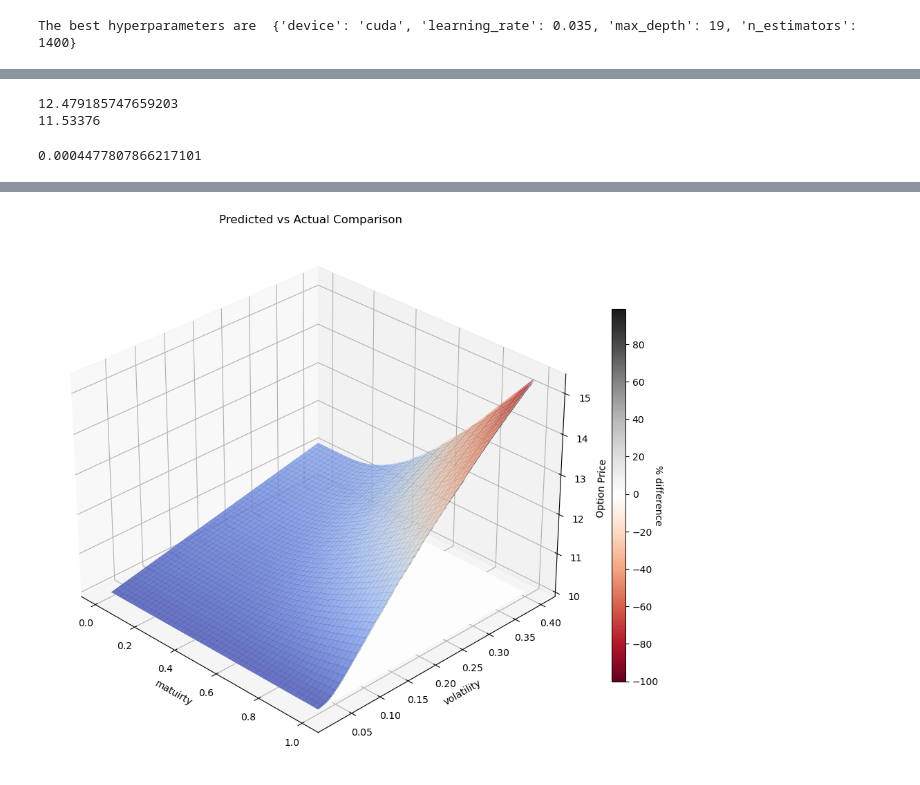
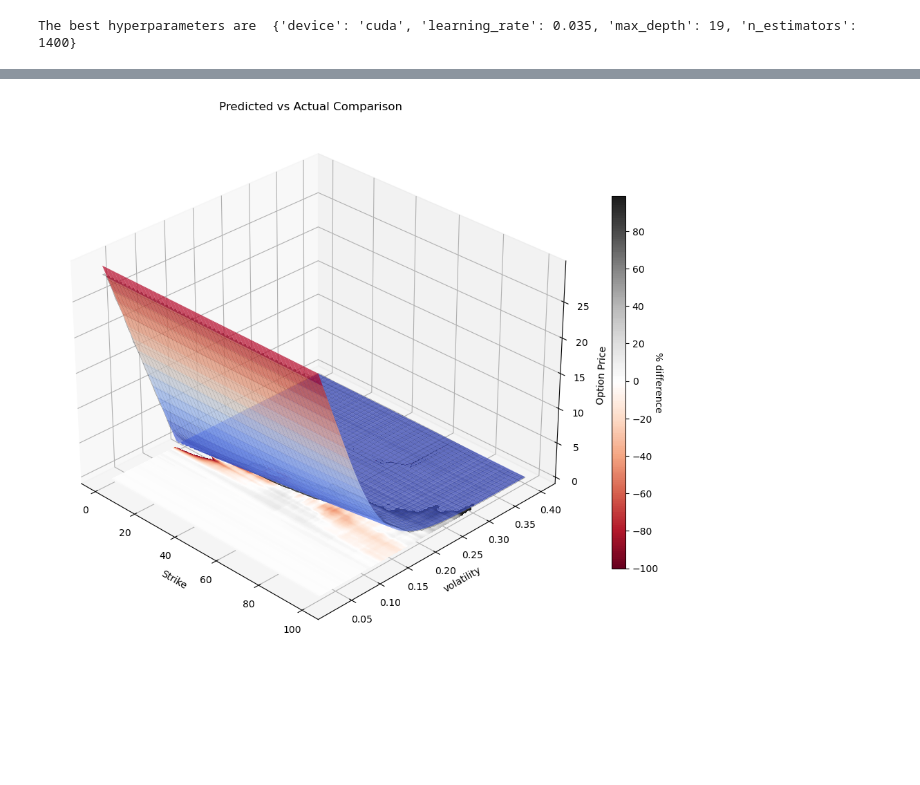
Before and after one commit to parrisma/optprice, a Jupyter notebook: jupyter/optprice.ipynb, the cells around one changed output, grey strips where cells are left out. Saved outputs shown, nothing was run; the diff lists cells and outputs as text; code cells hidden in the pictures; blank space fills up the shorter version.

Commit message:
refactoring and clean up in preparation for making of video

```diff
--- a/jupyter/optprice.ipynb
+++ b/jupyter/optprice.ipynb
@@ -2797,0 +2871,8 @@ regressor = xgb.XGBRegressor(learning_rate=0.035,
+# %%
+#
+# Remove outliers from the training data
+#
+yt = np.logical_or(Y_train > 100, np.isnan(Y_train))
+yt = np.logical_or(yt, Y_train < 0)
+Y_trainClean = np.array([y for y, t in zip(Y_train, yt) if not t])
+X_trainClean = np.array([x for x, t in zip(X_train, yt) if not t])
@@ -2798,3 +2920,3 @@ regressor = xgb.XGBRegressor(learning_rate=0.035,
 # %%
-regressor.fit(X_train, Y_train)
+regressor.fit(X_trainClean, Y_trainClean)
 # %% [output]
@@ -2812,20 +2951,2 @@ XGBRegressor(base_score=None, booster=None, callbacks=None,
 # %%
 regressor.save_model('xgb_regressor.json')
-# %%
-vl = 0.15
-print(float(option_price_binomial(
-    volatilities=vl,
-    strikes=50,
-    expiries=1,
-    spots=61,
-    discount_rates=0.025,
-    dividend_rates=0.0,
-    is_call_options=True,
-    is_american=False,
-    num_steps=100,
-    dtype=np.float64,
-)))
-print(regressor.predict(np.array([[61,	50,	1,	0.025,	vl,	1,	0]]))[0])
-# %% [output]
-12.479185747659203
-11.53376
@@ -2834,13 +2953,9 @@ res = regressor.predict(X_test)
-# %%
-print(mean_squared_error(Y_test, res))
-# %% [output]
-0.0004477807866217101
 # %%
 # Scenario 2 : Maturity vs Vol Scenario
 #
 vols, mats, spots, strikes, rates = parameter_scenarios(num_steps=100)
 s1, s1n, s2, s2n, actual = two_d_scenario_ext(
-    spot=60, strike=50, mat=mats, rate=0.025, vol=vols, is_call=True, is_american=True, price_func=option_price_binomial_w
+    spot=30, strike=strikes, mat=1.0, rate=0.025, vol=vols, is_call=True, is_american=False, price_func=option_price_binomial_w
 )
 # %% [output]
 0 % Complete
@@ -2862,7 +2977,7 @@ s1, s1n, s2, s2n, actual = two_d_scenario_ext(
 Done
 # %%
 s1, s1n, s2, s2n, predicted = two_d_scenario_ext(
-    spot=60, strike=50, mat=mats, rate=0.025, vol=vols, is_call=True, is_american=True, price_func=regressor.predict
+    spot=30, strike=strikes, mat=1.0, rate=0.025, vol=vols, is_call=True, is_american=False, price_func=regressor.predict
 )
 # %% [output]
 0 % Complete
@@ -2885,14 +3000,14 @@ Done
 # %%
 # Plot results from one of the last scenarios above that was run.
 #
 plot_price_surface(
     s1,
     s2,
     actual=actual,
     predicted=predicted,
     title="Predicted vs Actual Comparison",
-    xscen_lab="matuirty",
+    xscen_lab="Strike",
     yscen_lab="volatility",
 )
 # %% [output]
-[figure, old version]
+[figure, new version]
```
Also changed, not shown: parts of 71 cells of this notebook.
